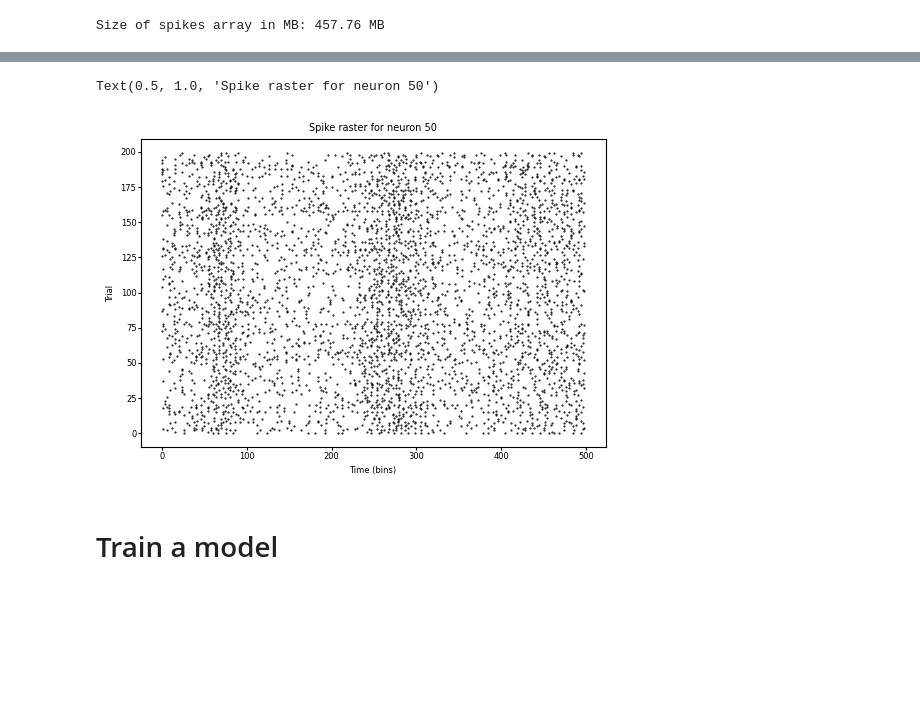
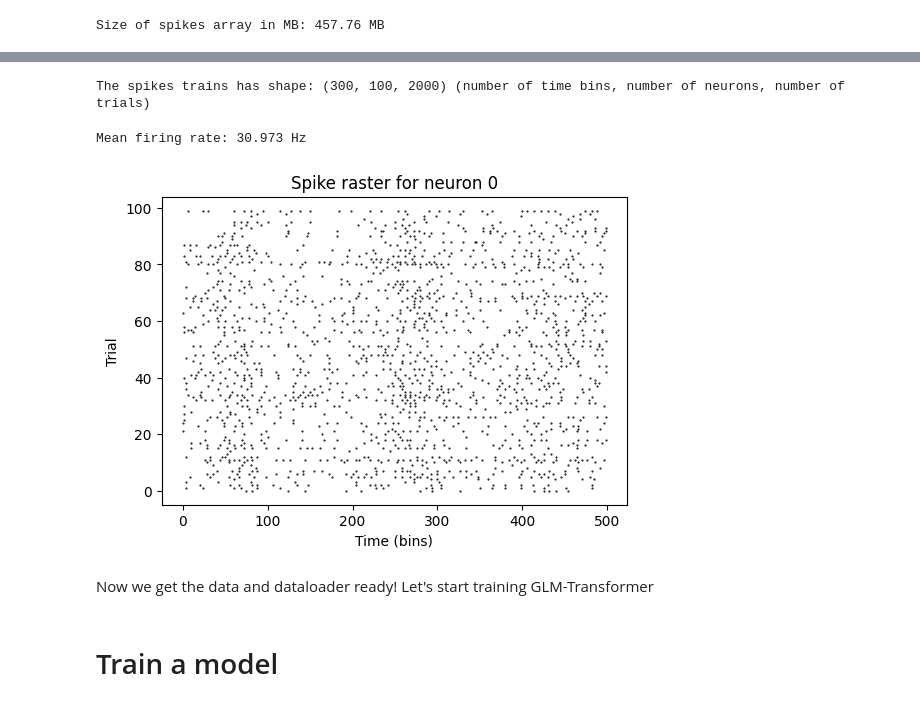
Before and after one commit to Qi-Xin/GLM-Transformer, a Jupyter notebook: tutorial.ipynb, the cells around one changed output, grey strips where cells are left out. Cells and saved outputs as stored; diff of their text form; code cells hidden in the pictures; blank space fills up the shorter version.

```diff
--- a/tutorial.ipynb
+++ b/tutorial.ipynb
@@ -108,9 +111,0 @@ np.savez_compressed(f'/home/qix/user_data/EIF_simulation_dataset/synthetic_data_
-# %%
-load_data_name = '/home/qix/user_data/EIF_simulation_dataset/synthetic_data_EIF_connTrue.npz'
-# load_data_name = '/home/qix/user_data/EIF_simulation_dataset/synthetic_data_EIF_connFalse.npz'
-
-data = np.load(load_data_name, allow_pickle=True)
-spikes = data['spikes']
-trial_info = data['trial_info']
-I_ext = data['I_ext']
-I_syn = data['I_syn']
@@ -181,13 +112,20 @@ plt.show()
+# %%
+print(f"The spikes trains has shape: {spikes.shape} \
+(number of time bins, number of neurons, number of trials)")
+# %% [output]
+The spikes trains has shape: (300, 100, 2000) (number of time bins, number of neurons, number of trials)
 # %%
-# Plot raster for one example neuron
-neuron_idx = nneuron_part  # Choose first neuron
+# Let's look at the spike trains from one neuron in different trials
+neuron_idx = 0  # Choose one neuron
+
 plt.figure(figsize=(6,4))
-for trial in range(200):  # Plot first 200 trials
+for trial in range(100):  # Plot first 200 trials
     spike_times = np.where(spikes[npadding:,neuron_idx,trial])[0]*2
     plt.plot(spike_times, trial*np.ones_like(spike_times), '.', markersize=1, color='black')
 plt.xlabel('Time (bins)')
 plt.ylabel('Trial')
 plt.title(f'Spike raster for neuron {neuron_idx}')
+print(f"Mean firing rate: {spikes[:,neuron_idx, :].mean()*500:.3f} Hz")
 # %% [output]
-Text(0.5, 1.0, 'Spike raster for neuron 50')
+Mean firing rate: 30.973 Hz
-[figure, old version]
+[figure, new version]
@@ -203,2 +146,4 @@ synthetic_dataloader = Simple_dataloader_from_spikes(
+# %% [markdown]
+Now we get the data and dataloader ready! Let's start training GLM-Transformer
 # %% [markdown]
 # Train a model
```
Also changed, not shown: parts of 24 cells of this notebook, 7 other files.
